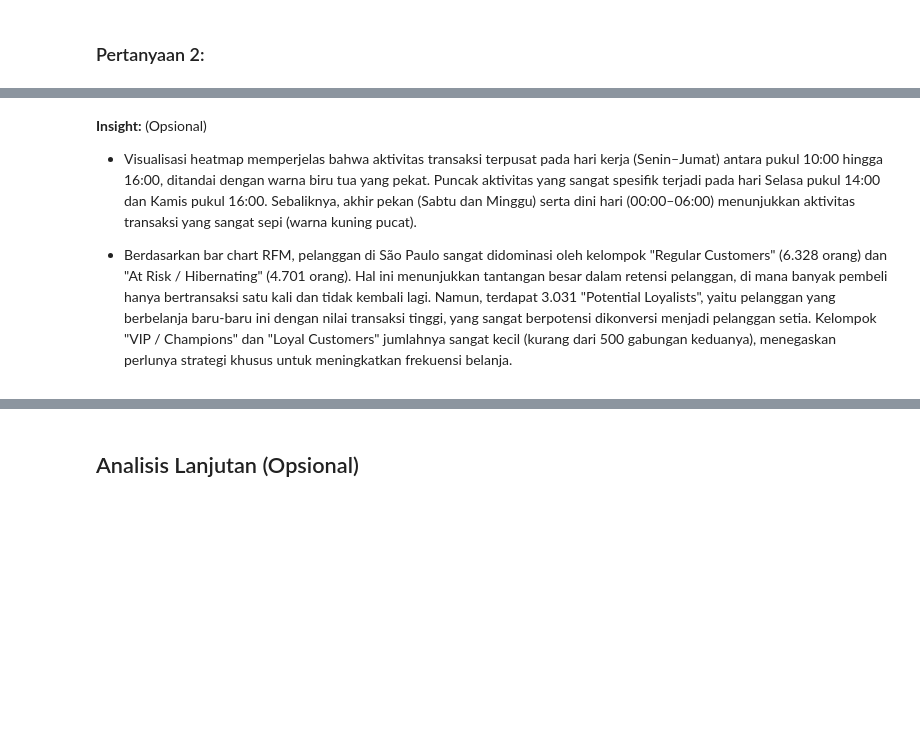
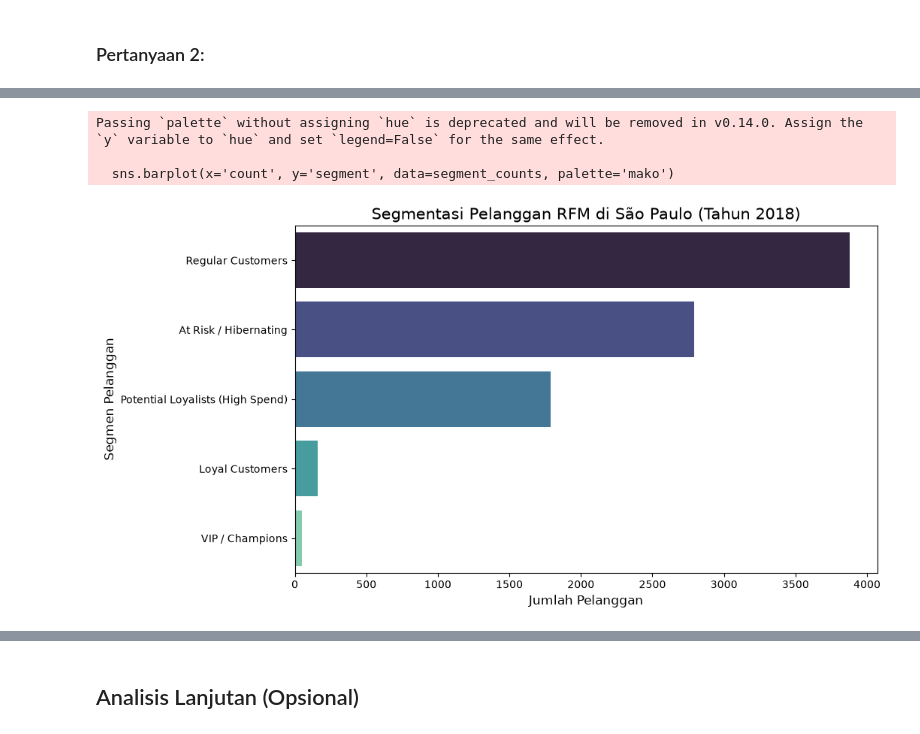
Before and after one commit to Lukman1085/BFAD_dicoding, a Jupyter notebook: submission/notebook.ipynb, the cells around one changed output, grey strips where cells are left out. Cells and saved outputs as stored; diff of their text form; code cells hidden in the pictures; blank space fills up the shorter version.

```diff
--- a/submission/notebook.ipynb
+++ b/submission/notebook.ipynb
@@ -320,28 +320,34 @@ day_of_week  hour  order_count
 rfm_base = orders_df.merge(customers_df, on='customer_id')
 rfm_base = rfm_base.merge(order_payments_df, on='order_id')
 
-# Filter khusus wilayah São Paulo dan pesanan selesai
+# Filter khusus wilayah São Paulo, pesanan selesai, dan tahun 2018 (Time-Bound)
 sp_data = rfm_base[(rfm_base['customer_city'] == 'sao paulo') &
-                   (rfm_base['order_status'] == 'delivered')]
+                   (rfm_base['order_status'] == 'delivered') &
+                   (rfm_base['order_purchase_timestamp'].dt.year == 2018)]
 
-# Tentukan titik waktu acuan untuk Recency (hari setelah transaksi terakhir)
+# Tentukan titik waktu acuan untuk Recency
 recent_date = sp_data['order_purchase_timestamp'].max() + pd.Timedelta(days=1)
 
-# Hitung nilai RFM untuk setiap pelanggan unik
+# Hitung nilai RFM
 rfm_df = sp_data.groupby('customer_unique_id').agg({
     'order_purchase_timestamp': lambda x: (recent_date - x.max()).days,
     'order_id': 'nunique',
     'payment_value': 'sum'
 }).reset_index()
 
-# Ubah nama kolom agar sesuai dengan format RFM
-rfm_df.rename(columns={
-    'order_purchase_timestamp': 'recency',
-    'order_id': 'frequency',
-    'payment_value': 'monetary'
-}, inplace=True)
+rfm_df.rename(columns={'order_purchase_timestamp': 'recency', 'order_id': 'frequency', 'payment_value': 'monetary'}, inplace=True)
 
-# Tampilkan metrik ringkasan RFM
-print("\nStatistik RFM Pelanggan São Paulo:")
-print(rfm_df[['recency', 'frequency', 'monetary']].describe())
+# Memberikan Skor dan Segmentasi
+rfm_df['r_score'] = pd.qcut(rfm_df['recency'], 3, labels=[3, 2, 1])
+rfm_df['f_score'] = rfm_df['frequency'].apply(lambda x: 3 if x > 2 else (2 if x == 2 else 1))
+rfm_df['m_score'] = pd.qcut(rfm_df['monetary'], 3, labels=[1, 2, 3])
+
+def segment_customer(row):
+    if row['r_score'] == 3 and row['f_score'] >= 2 and row['m_score'] == 3: return 'VIP / Champions'
+    elif row['f_score'] >= 2: return 'Loyal Customers'
+    elif row['r_score'] >= 2 and row['m_score'] == 3: return 'Potential Loyalists (High Spend)'
+    elif row['r_score'] == 1 and row['f_score'] == 1: return 'At Risk / Hibernating'
+    else: return 'Regular Customers'
+
+rfm_df['segment'] = rfm_df.apply(segment_customer, axis=1)
 # %% [output]
@@ -436,5 +379,18 @@ Passing `palette` without assigning `hue` is deprecated and will be removed in v
-# %% [markdown]
-**Insight:** (Opsional)
-- Visualisasi heatmap memperjelas bahwa aktivitas transaksi terpusat pada hari kerja (Senin–Jumat) antara pukul 10:00 hingga 16:00, ditandai dengan warna biru tua yang pekat. Puncak aktivitas yang sangat spesifik terjadi pada hari Selasa pukul 14:00 dan Kamis pukul 16:00. Sebaliknya, akhir pekan (Sabtu dan Minggu) serta dini hari (00:00–06:00) menunjukkan aktivitas transaksi yang sangat sepi (warna kuning pucat).
-
-- Berdasarkan bar chart RFM, pelanggan di São Paulo sangat didominasi oleh kelompok "Regular Customers" (6.328 orang) dan "At Risk / Hibernating" (4.701 orang). Hal ini menunjukkan tantangan besar dalam retensi pelanggan, di mana banyak pembeli hanya bertransaksi satu kali dan tidak kembali lagi. Namun, terdapat 3.031 "Potential Loyalists", yaitu pelanggan yang berbelanja baru-baru ini dengan nilai transaksi tinggi, yang sangat berpotensi dikonversi menjadi pelanggan setia. Kelompok "VIP / Champions" dan "Loyal Customers" jumlahnya sangat kecil (kurang dari 500 gabungan keduanya), menegaskan perlunya strategi khusus untuk meningkatkan frekuensi belanja.
+# %%
+segment_counts = rfm_df['segment'].value_counts().reset_index()
+segment_counts.columns = ['segment', 'count']
+
+import matplotlib.pyplot as plt
+import seaborn as sns
+
+plt.figure(figsize=(10, 6))
+sns.barplot(x='count', y='segment', data=segment_counts, palette='mako')
+plt.title('Segmentasi Pelanggan RFM di São Paulo (Tahun 2018)', fontsize=15)
+plt.xlabel('Jumlah Pelanggan', fontsize=12)
+plt.ylabel('Segmen Pelanggan', fontsize=12)
+plt.show()
+# %% [output]
+Passing `palette` without assigning `hue` is deprecated and will be removed in v0.14.0. Assign the `y` variable to `hue` and set `legend=False` for the same effect.
+
+  sns.barplot(x='count', y='segment', data=segment_counts, palette='mako')
+[figure, added]
```
Also changed, not shown: parts of 10 cells of this notebook, 1 other file.
